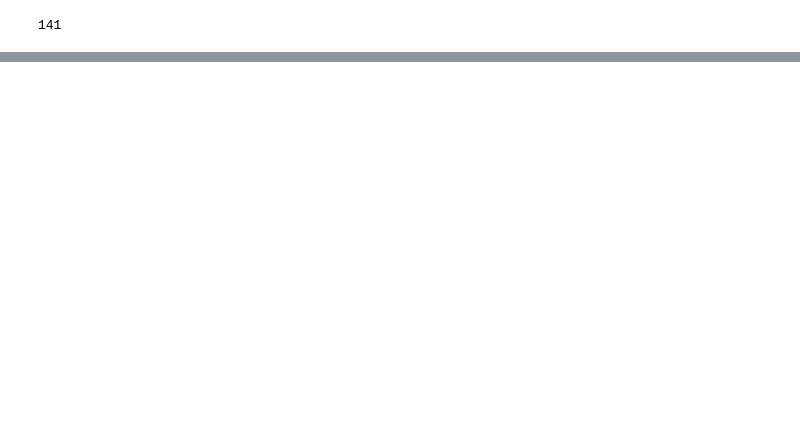
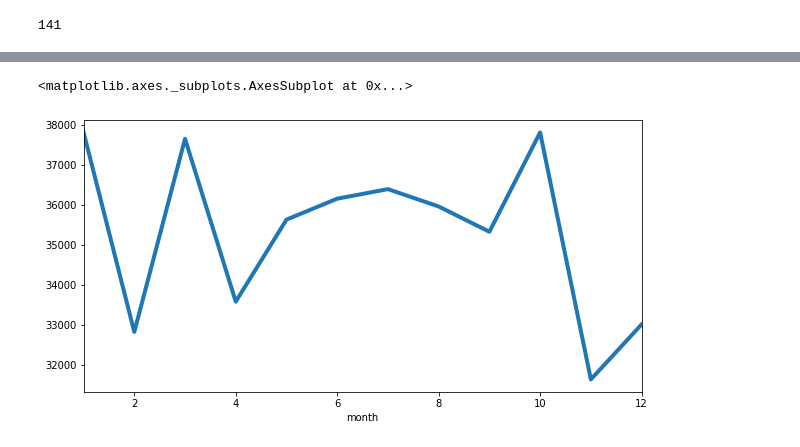
Before and after one commit to Bagoleaditya/911-EDA, a Jupyter notebook: Explore 911.ipynb, the cells around one changed output, grey strips where cells are left out. Drawn from its saved outputs; the diff is of its cells as text; code cells hidden in the pictures; blank space fills up the shorter version.

```diff
--- a/Explore 911.ipynb
+++ b/Explore 911.ipynb
@@ -54,0 +220,6 @@ data['title'].nunique()
+# %%
+data['hour'] = data['timestamp'].apply(lambda time: time.hour)
+data['month'] = data['timestamp'].apply(lambda time: time.month)
+data['day of week'] = data['timestamp'].apply(lambda time: time.dayofweek)
+data['date'] = data['timestamp'].apply(lambda time: time.date())
+data.head(1)
@@ -54,0 +233,4 @@ data['title'].nunique()
+# %%
+daymap = {0:'Mon',1:'Tue',2:'Wed',3:'Thu',4:'Fri',5:'Sat',6:'Sun'}
+# %%
+data['day of week'] = data['day of week'].map(daymap)
@@ -54,0 +262,3 @@ data['title'].nunique()
+# %%
+Month = data.groupby('month').count()
+Month
@@ -54,0 +280,6 @@ data['title'].nunique()
+# %%
+plt.figure(figsize=(10,5))
+Month['township'].plot(linewidth = 4)
+# %% [output]
+<matplotlib.axes._subplots.AxesSubplot at 0x...>
+[figure, added]
```
Also changed, not shown: parts of 36 cells of this notebook.
